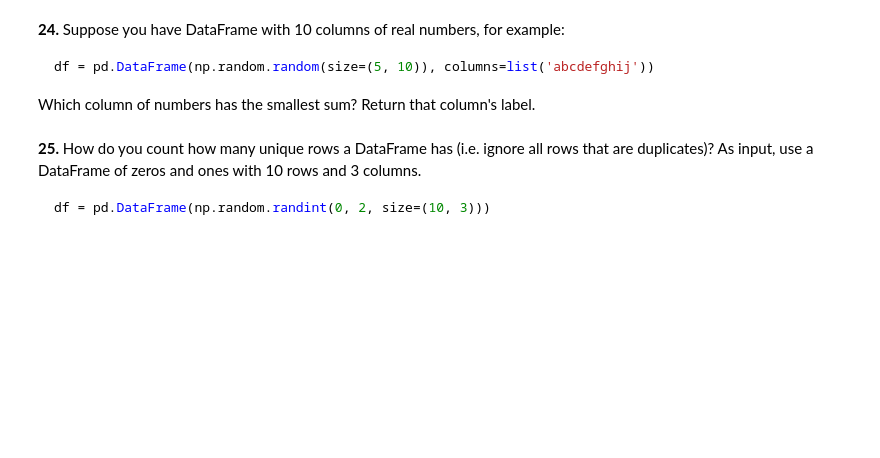
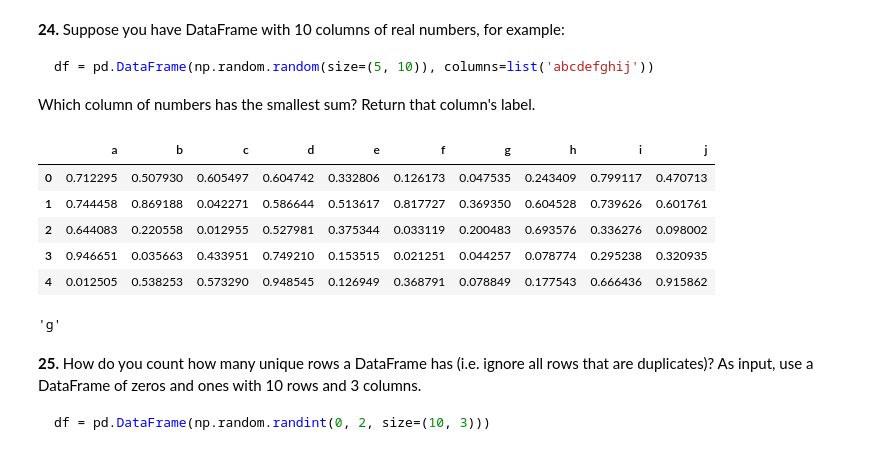
Before and after one commit to Raff1010X/65.Pandas, a Jupyter notebook: 20_pandas_puzzles.ipynb, the cells around one changed output. Cells and saved outputs as stored; diff of their text form; code cells hidden in the pictures; blank space fills up the shorter version.

````diff
--- a/20_pandas_puzzles.ipynb
+++ b/20_pandas_puzzles.ipynb
@@ -230,6 +439,23 @@ how do you subtract the row mean from each element in the row?
 df = pd.DataFrame(np.random.random(size=(5, 10)), columns=list('abcdefghij'))
 ```
 Which column of numbers has the smallest sum?  Return that column's label.
+# %%
+df = pd.DataFrame(np.random.random(size=(5, 10)), columns=list('abcdefghij'))
+
+df
+# %% [output]
+|  | a | b | c | d | e | f | g | h | i | j |
+| 0 | 0.712295 | 0.507930 | 0.605497 | 0.604742 | 0.332806 | 0.126173 | 0.047535 | 0.243409 | 0.799117 | 0.470713 |
+| 1 | 0.744458 | 0.869188 | 0.042271 | 0.586644 | 0.513617 | 0.817727 | 0.369350 | 0.604528 | 0.739626 | 0.601761 |
+| 2 | 0.644083 | 0.220558 | 0.012955 | 0.527981 | 0.375344 | 0.033119 | 0.200483 | 0.693576 | 0.336276 | 0.098002 |
+| 3 | 0.946651 | 0.035663 | 0.433951 | 0.749210 | 0.153515 | 0.021251 | 0.044257 | 0.078774 | 0.295238 | 0.320935 |
+| 4 | 0.012505 | 0.538253 | 0.573290 | 0.948545 | 0.126949 | 0.368791 | 0.078849 | 0.177543 | 0.666436 | 0.915862 |
+# %%
+smallest = df.sum().idxmin()
+
+smallest
+# %% [output]
+'g'
 # %% [markdown]
 **25.** How do you count how many unique rows a DataFrame has (i.e. ignore all rows that are duplicates)? As input, use a DataFrame of zeros and ones with 10 rows and 3 columns.
 
````
Also changed, not shown: parts of 39 cells of this notebook.
